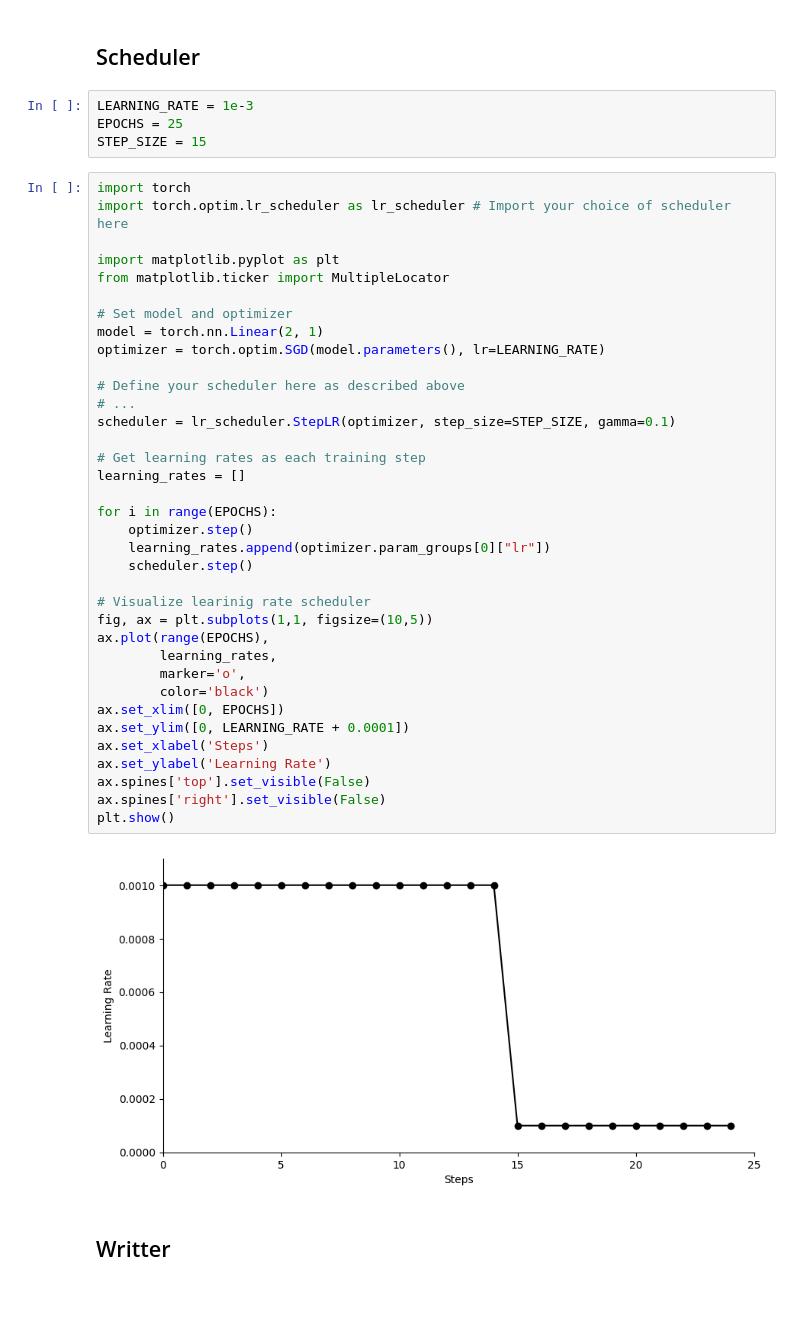
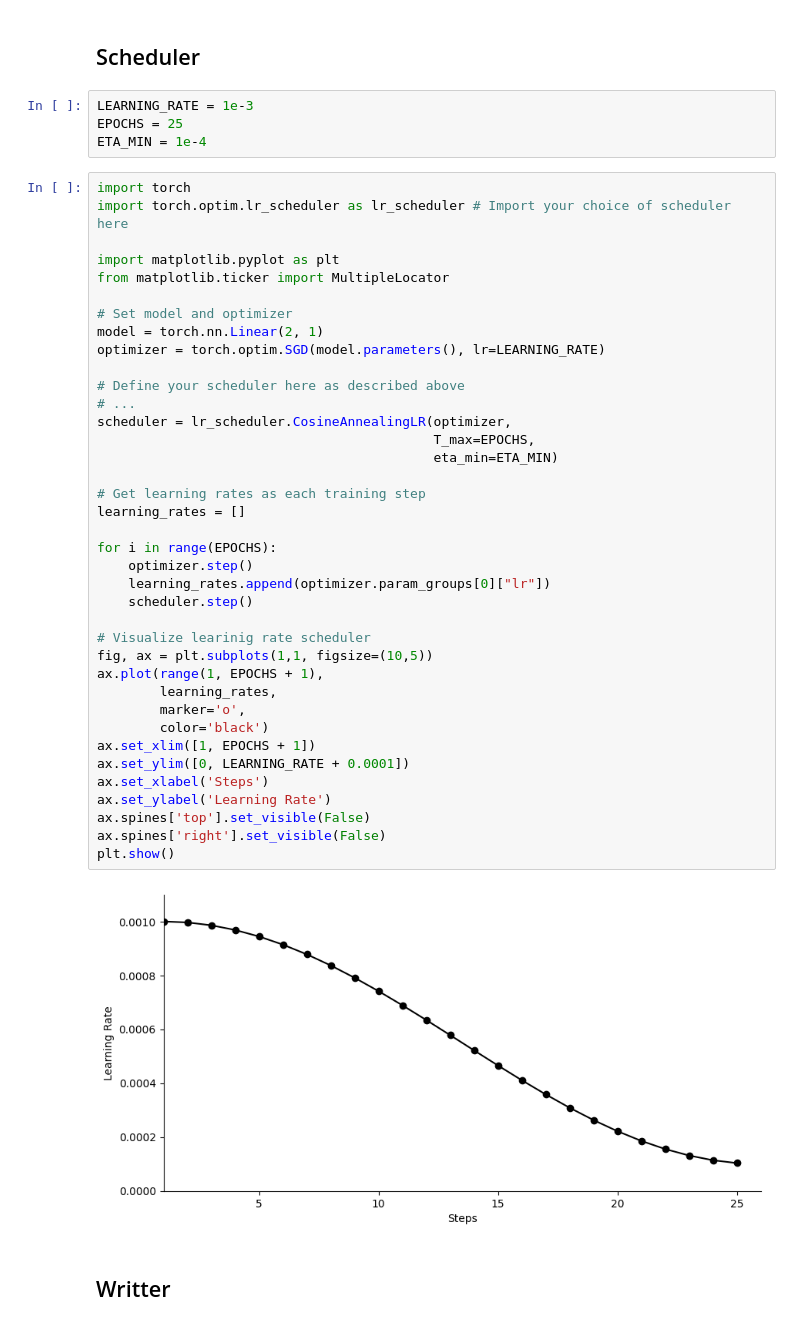
Before and after one commit to wilberquito/Thesis, a Jupyter notebook: Code/nn/notebooks/resnet18/ResNet18_V2.ipynb, the cells around one changed output. Saved outputs shown, nothing was run; the diff lists cells and outputs as text; blank space fills up the shorter version.

```diff
--- a/Code/nn/notebooks/resnet18/ResNet18_V2.ipynb
+++ b/Code/nn/notebooks/resnet18/ResNet18_V2.ipynb
@@ -73,7 +73,7 @@ Fri May 19 13:46:34 2023
 # %%
 LEARNING_RATE = 1e-3
 EPOCHS = 25
-STEP_SIZE = 15
+ETA_MIN = 1e-4
 # %%
 import torch
 import torch.optim.lr_scheduler as lr_scheduler # Import your choice of scheduler here
@@ -81,37 +81,39 @@ import torch.optim.lr_scheduler as lr_scheduler # Import your choice of schedule
 import matplotlib.pyplot as plt
 from matplotlib.ticker import MultipleLocator
 
 # Set model and optimizer
 model = torch.nn.Linear(2, 1)
 optimizer = torch.optim.SGD(model.parameters(), lr=LEARNING_RATE)
 
 # Define your scheduler here as described above
 # ...
-scheduler = lr_scheduler.StepLR(optimizer, step_size=STEP_SIZE, gamma=0.1)
+scheduler = lr_scheduler.CosineAnnealingLR(optimizer,
+                                           T_max=EPOCHS,
+                                           eta_min=ETA_MIN)
 
 # Get learning rates as each training step
 learning_rates = []
 
 for i in range(EPOCHS):
     optimizer.step()
     learning_rates.append(optimizer.param_groups[0]["lr"])
     scheduler.step()
 
 # Visualize learinig rate scheduler
 fig, ax = plt.subplots(1,1, figsize=(10,5))
-ax.plot(range(EPOCHS),
+ax.plot(range(1, EPOCHS + 1),
         learning_rates,
         marker='o',
         color='black')
-ax.set_xlim([0, EPOCHS])
+ax.set_xlim([1, EPOCHS + 1])
 ax.set_ylim([0, LEARNING_RATE + 0.0001])
 ax.set_xlabel('Steps')
 ax.set_ylabel('Learning Rate')
 ax.spines['top'].set_visible(False)
 ax.spines['right'].set_visible(False)
 plt.show()
 # %% [output]
-[figure, old version]
+[figure, new version]
 # %% [markdown]
 ## Writter
 # %%
```
Also changed, not shown: parts of 13 cells of this notebook.
